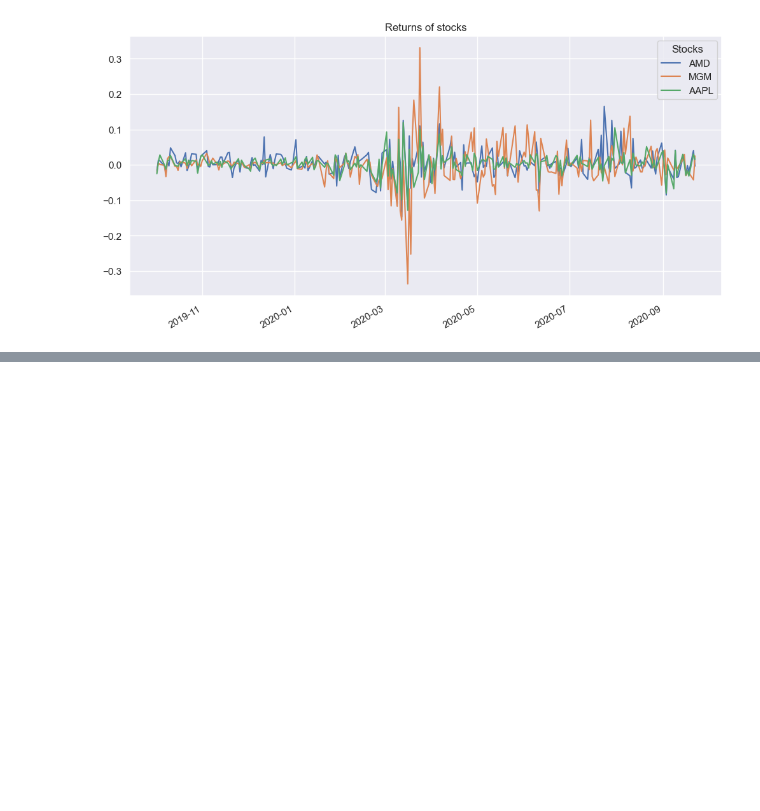
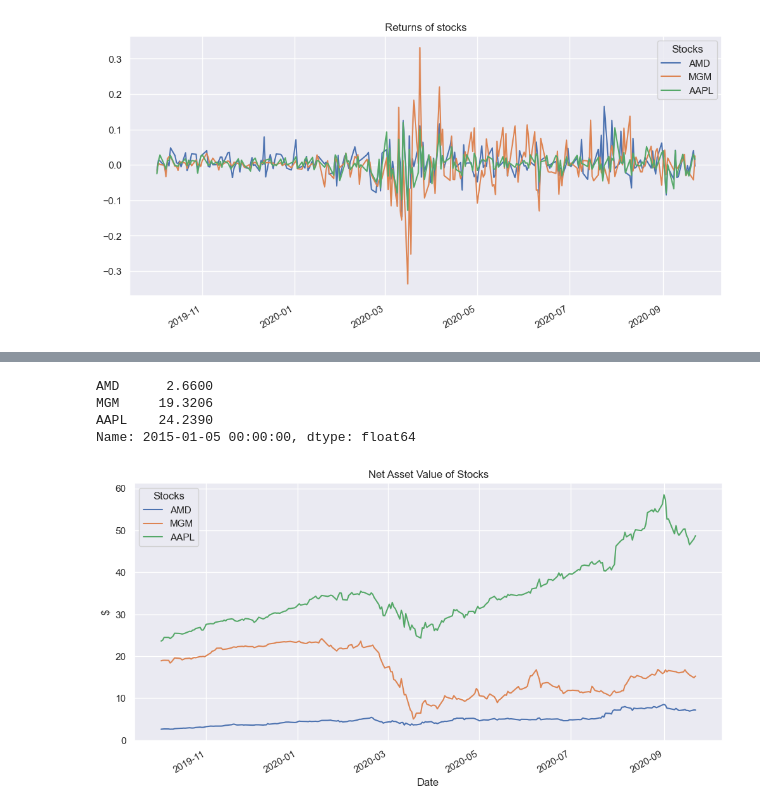
Before and after one commit to luigiselmi/finstat, a Jupyter notebook: palomar/ch6_portfolio_basics.ipynb, the cells around one changed output, grey strips where cells are left out. Cells and saved outputs as stored; diff of their text form; code cells hidden in the pictures; blank space fills up the shorter version.

```diff
--- a/palomar/ch6_portfolio_basics.ipynb
+++ b/palomar/ch6_portfolio_basics.ipynb
@@ -145,0 +147,20 @@ plt.show()
+# %%
+NAV_start = SP500_stocks_2015to2020[["AMD", "MGM", "AAPL"]].loc['2015-01-05']
+NAV_start
+# %% [output]
+AMD      2.6600
+MGM     19.3206
+AAPL    24.2390
+Name: 2015-01-05 00:00:00, dtype: float64
+# %%
+cumulative_returns = (1 + stock_returns).cumprod()
+NAV = NAV_start * cumulative_returns
+# %%
+fig, ax = plt.subplots(figsize=(12, 6))
+NAV.plot(ax=ax)
+ax.set_title('Net Asset Value of Stocks')
+ax.set_ylabel('$')
+ax.legend(title="Stocks")
+plt.show()
+# %% [output]
+[figure, added]
```
Also changed, not shown: parts of 20 cells of this notebook.
